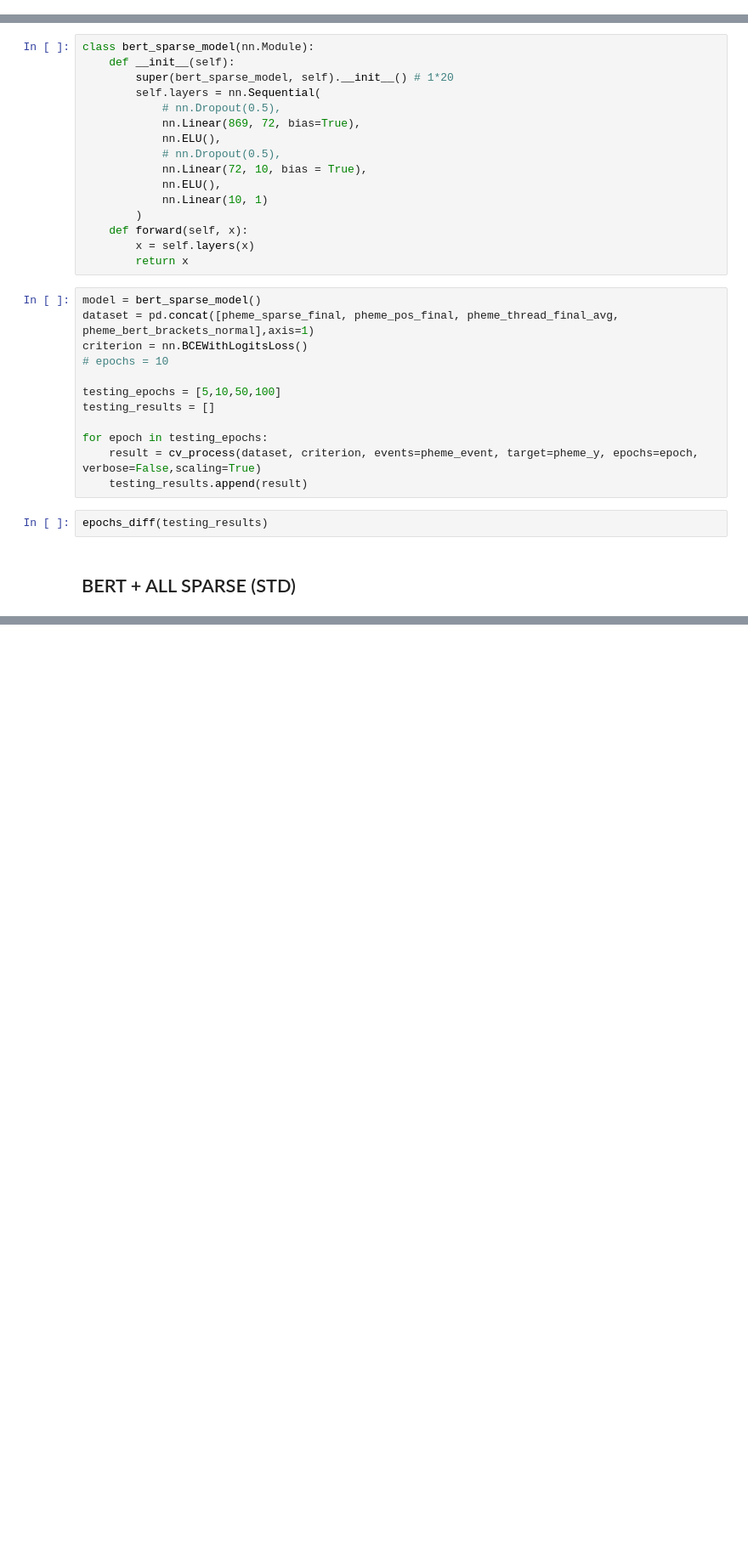
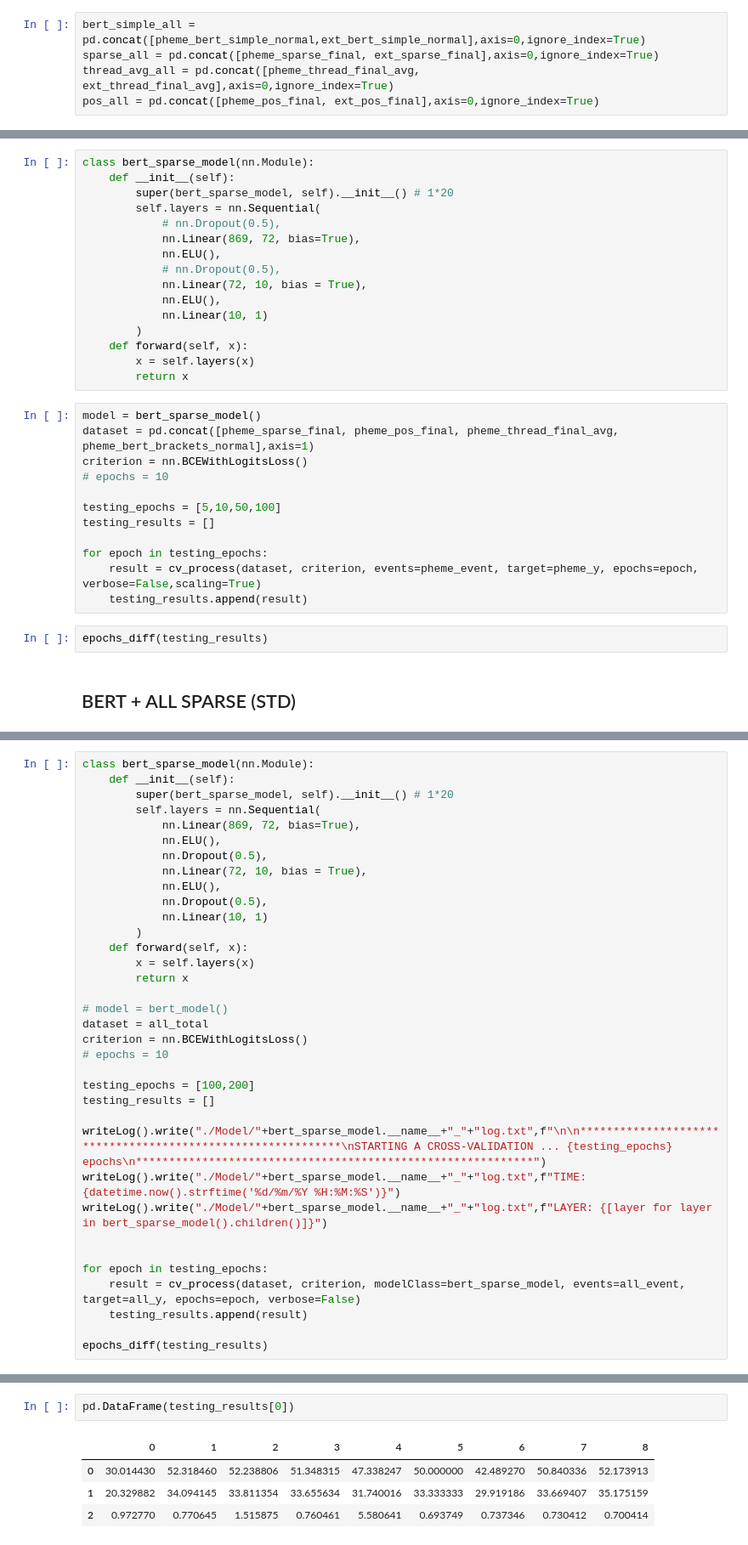
Before and after one commit to zzunebye/Capstone-code-data, a Jupyter notebook: _CLF_MLP_FINAL_CV.ipynb, the cells around one changed output, grey strips where cells are left out. Shown at 85% size. Saved outputs shown, nothing was run; the diff lists cells and outputs as text; blank space fills up the shorter version.

```diff
--- a/_CLF_MLP_FINAL_CV.ipynb
+++ b/_CLF_MLP_FINAL_CV.ipynb
@@ -1860,2 +1841,7 @@ epochs_diff(testing_results)
 # %% [markdown]
 ## BERT + ALL SPARSE
+# %%
+bert_simple_all = pd.concat([pheme_bert_simple_normal,ext_bert_simple_normal],axis=0,ignore_index=True)
+sparse_all = pd.concat([pheme_sparse_final, ext_sparse_final],axis=0,ignore_index=True)
+thread_avg_all = pd.concat([pheme_thread_final_avg, ext_thread_final_avg],axis=0,ignore_index=True)
+pos_all = pd.concat([pheme_pos_final, ext_pos_final],axis=0,ignore_index=True)
@@ -1923,0 +2268,35 @@ epochs_diff(testing_results)
+# %%
+class bert_sparse_model(nn.Module):
+    def __init__(self):
+        super(bert_sparse_model, self).__init__() # 1*20
+        self.layers = nn.Sequential(
+            nn.Linear(869, 72, bias=True),
+            nn.ELU(),
+            nn.Dropout(0.5),
+            nn.Linear(72, 10, bias = True),
+            nn.ELU(),
+            nn.Dropout(0.5),
+            nn.Linear(10, 1)
+        )
+    def forward(self, x):
+        x = self.layers(x)
+        return x
+
+# model = bert_model()
+dataset = all_total
+criterion = nn.BCEWithLogitsLoss()
+# epochs = 10
+
+testing_epochs = [100,200]
+testing_results = []
+
+writeLog().write("./Model/"+bert_sparse_model.__name__+"_"+"log.txt",f"\n\n************************************************************\nSTARTING A CROSS-VALIDATION ... {testing_epochs} epochs\n************************************************************")
+writeLog().write("./Model/"+bert_sparse_model.__name__+"_"+"log.txt",f"TIME: {datetime.now().strftime('%d/%m/%Y %H:%M:%S')}")
+writeLog().write("./Model/"+bert_sparse_model.__name__+"_"+"log.txt",f"LAYER: {[layer for layer in bert_sparse_model().children()]}")
+
+
+for epoch in testing_epochs:
+    result = cv_process(dataset, criterion, modelClass=bert_sparse_model, events=all_event, target=all_y, epochs=epoch, verbose=False)
+    testing_results.append(result)
+
+epochs_diff(testing_results)
@@ -1923,0 +2333,7 @@ epochs_diff(testing_results)
+# %%
+pd.DataFrame(testing_results[0])
+# %% [output]
+|  | 0 | 1 | 2 | 3 | 4 | 5 | 6 | 7 | 8 |
+| 0 | 30.014430 | 52.318460 | 52.238806 | 51.348315 | 47.338247 | 50.000000 | 42.489270 | 50.840336 | 52.173913 |
+| 1 | 20.329882 | 34.094145 | 33.811354 | 33.655634 | 31.740016 | 33.333333 | 29.919186 | 33.669407 | 35.175159 |
+| 2 | 0.972770 | 0.770645 | 1.515875 | 0.760461 | 5.580641 | 0.693749 | 0.737346 | 0.730412 | 0.700414 |
```
Also changed, not shown: parts of 66 cells of this notebook, 11 other files.
